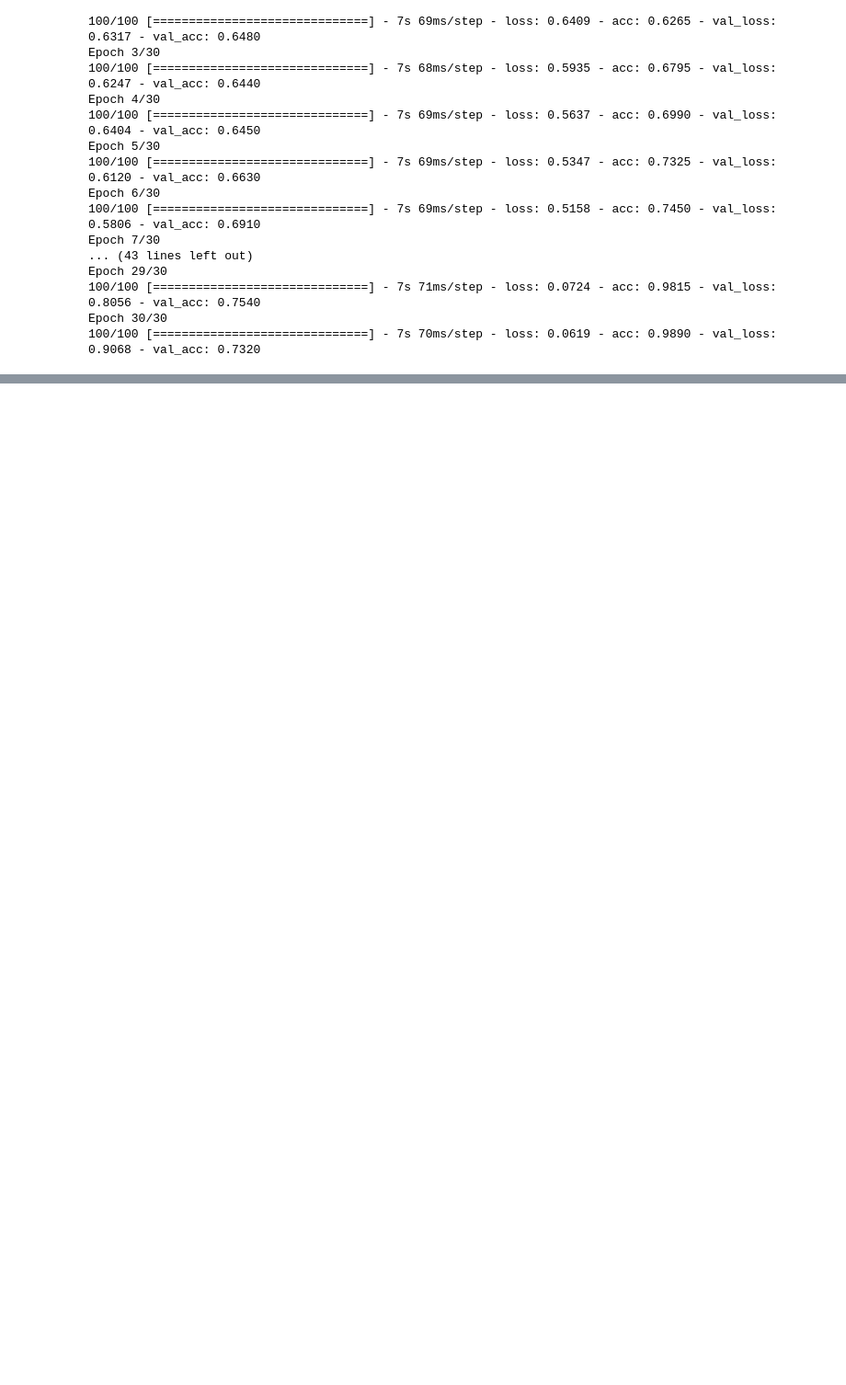
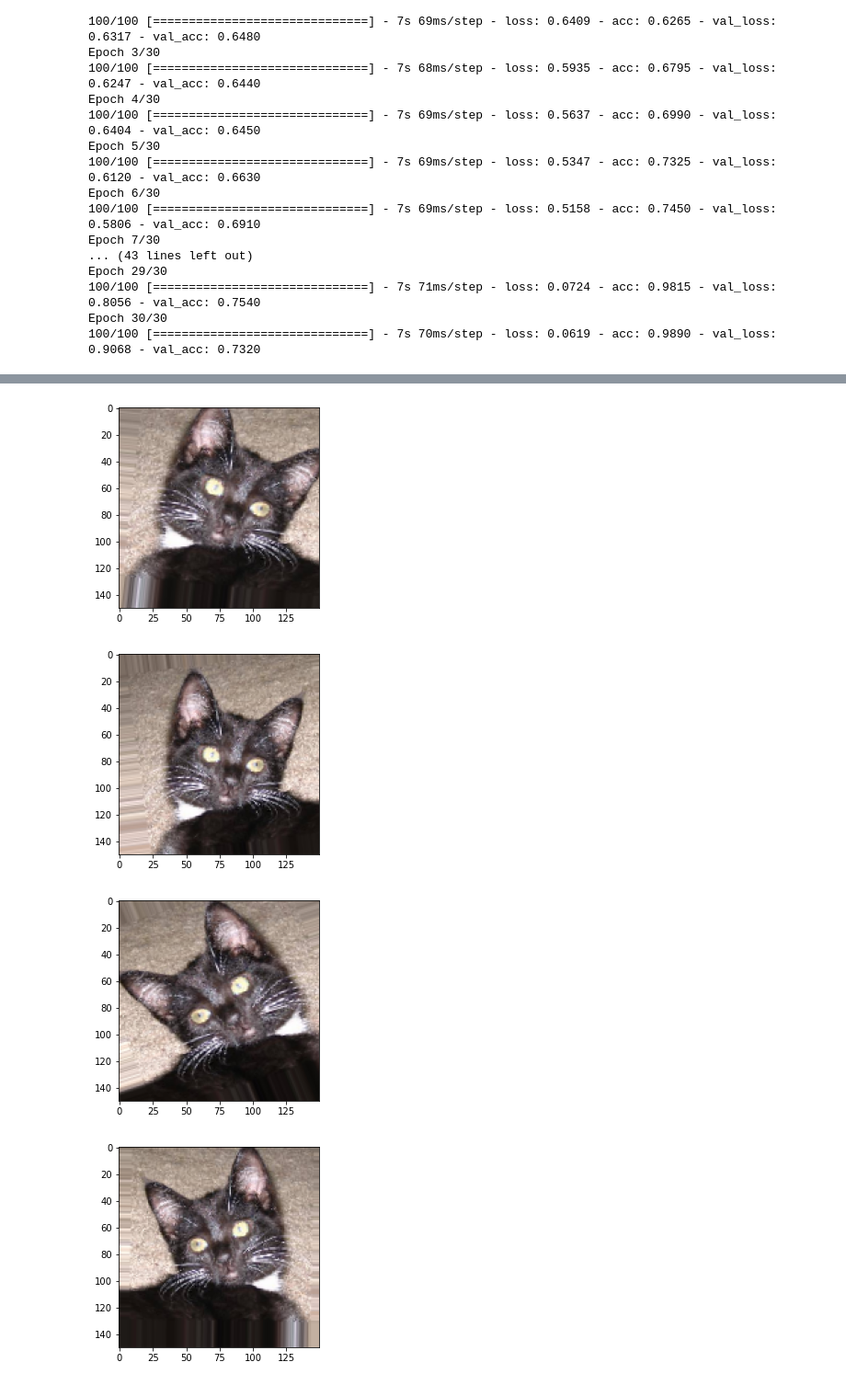
Before and after one commit to youngeun1207/keras, a Jupyter notebook: deep_learning_exr/convnet_with_small_datasets.ipynb, the cells around one changed output, grey strips where cells are left out. Shown at 92% size. Cells and saved outputs as stored; diff of their text form; code cells hidden in the pictures; blank space fills up the shorter version.

```diff
--- a/deep_learning_exr/convnet_with_small_datasets.ipynb
+++ b/deep_learning_exr/convnet_with_small_datasets.ipynb
@@ -236,0 +237,43 @@ plt.show()
+# %%
+# 데이터 증식
+datagen = ImageDataGenerator(
+        rotation_range=20, # 랜덤하게 사진 회전 각도
+        # 사진 수평, 수직으로 핸덤 평행이동(전체 너비와 높이에 대한 비율)
+        width_shift_range=0.1,
+        height_shift_range=0.1,
+        # 랜덤하게 전단변환
+        shear_range=0.1,
+        # 랜덤 사진확대
+        zoom_range=0.1,
+        # 수평 뒤집기
+        horizontal_flip=True,
+        # 이동으로 인해 새로 픽셀 어떻게 생성할지(주변에 있는 픽셀로 채우기)
+        fill_mode='nearest')
+# %%
+from keras.preprocessing import image
+
+fnames = sorted([os.path.join(train_cats_dir, fname) for
+                fname in os.listdir(train_cats_dir)])
+
+img_path = fnames[5] # 증식할 이미지 선택
+
+img = image.load_img(img_path, target_size=(150,150)) # 이미지 읽고 크기 변경
+
+x = image.img_to_array(img) # (150,150,3)크기의 넘파이 배열로 변환
+x = x.reshape((1,)+x.shape) # (1,150,150,3)크기로 변환
+
+i = 0
+# 랜덤하게 변환된 이미지 배치 생성
+# 무한 반복되기 때문에 중지 시점 정해주기!
+for batch in datagen.flow(x, batch_size=1):
+    plt.figure(i)
+    imgplot = plt.imshow(image.array_to_img(batch[0]))
+    i+=1
+    if i % 4 == 0:
+        break
+plt.show()
+# %% [output]
+[figure, added]
+[figure, added]
+[figure, added]
+[figure, added]
```
Also changed, not shown: parts of 4 cells of this notebook.
